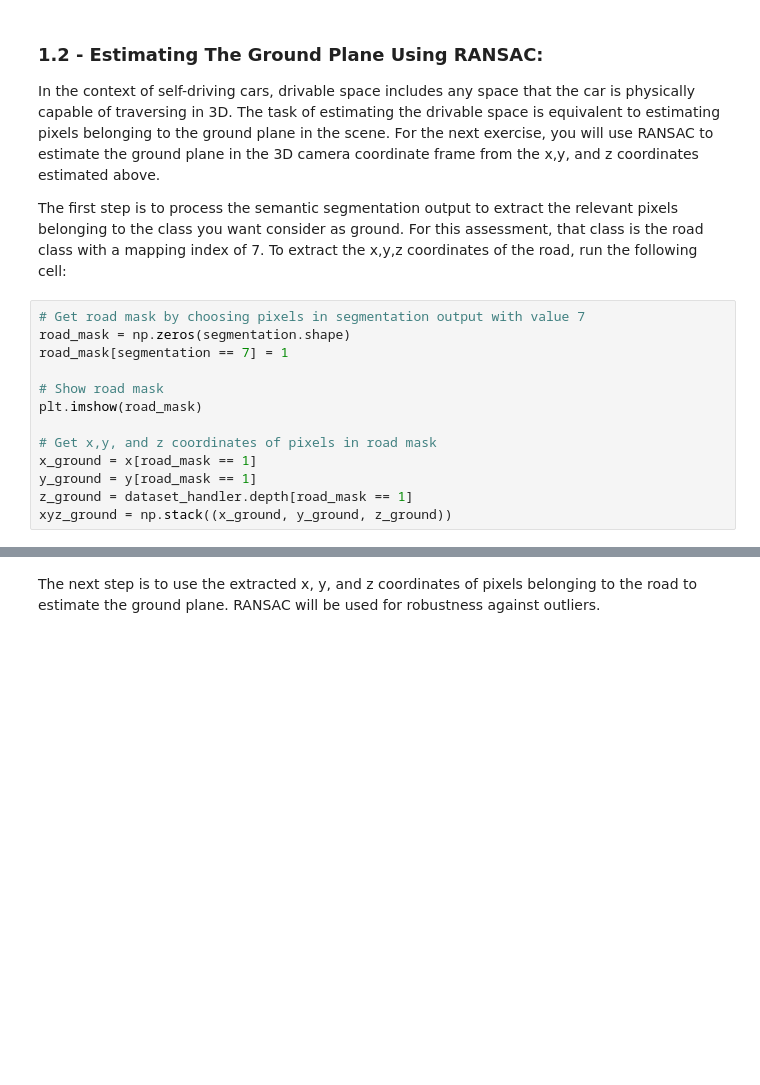
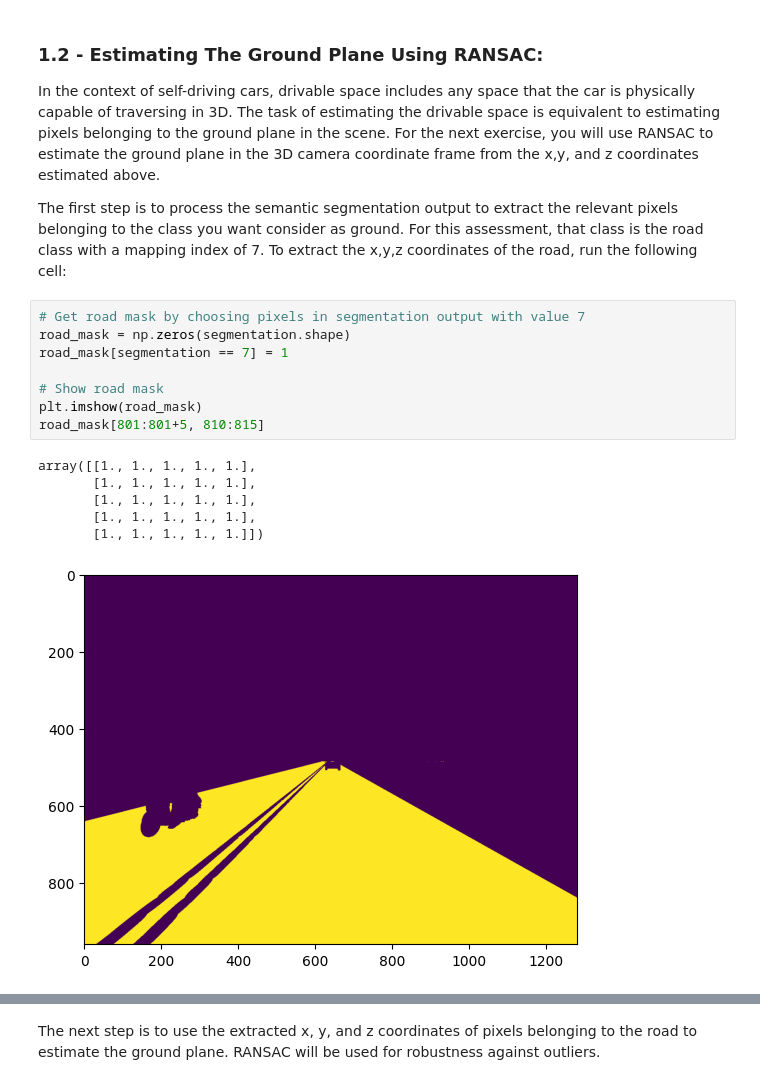
Before and after one commit to QuangMDoan/controller2d-nix, a Jupyter notebook: course3/module6/EnvironmentPerceptionv1.ipynb, the cells around one changed output, grey strips where cells are left out. Cells and saved outputs as stored; diff of their text form; blank space fills up the shorter version.

```diff
--- a/course3/module6/EnvironmentPerceptionv1.ipynb
+++ b/course3/module6/EnvironmentPerceptionv1.ipynb
@@ -256,13 +302,15 @@ The first step is to process the semantic segmentation output to extract the rel
 # %%
 # Get road mask by choosing pixels in segmentation output with value 7
 road_mask = np.zeros(segmentation.shape)
 road_mask[segmentation == 7] = 1
 
 # Show road mask
 plt.imshow(road_mask)
-
-# Get x,y, and z coordinates of pixels in road mask
-x_ground = x[road_mask == 1]
-y_ground = y[road_mask == 1]
-z_ground = dataset_handler.depth[road_mask == 1]
-xyz_ground = np.stack((x_ground, y_ground, z_ground))
+road_mask[801:801+5, 810:815]
+# %% [output]
+array([[1., 1., 1., 1., 1.],
+       [1., 1., 1., 1., 1.],
+       [1., 1., 1., 1., 1.],
+       [1., 1., 1., 1., 1.],
+       [1., 1., 1., 1., 1.]])
+[figure, added]
```
Also changed, not shown: parts of 11 cells of this notebook.
